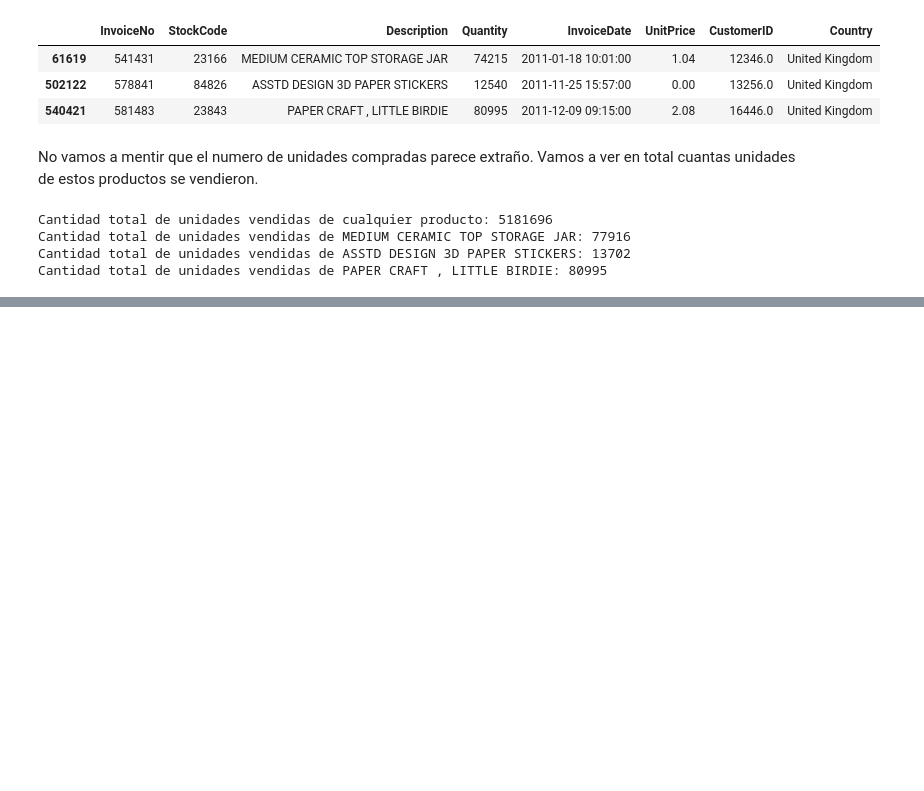
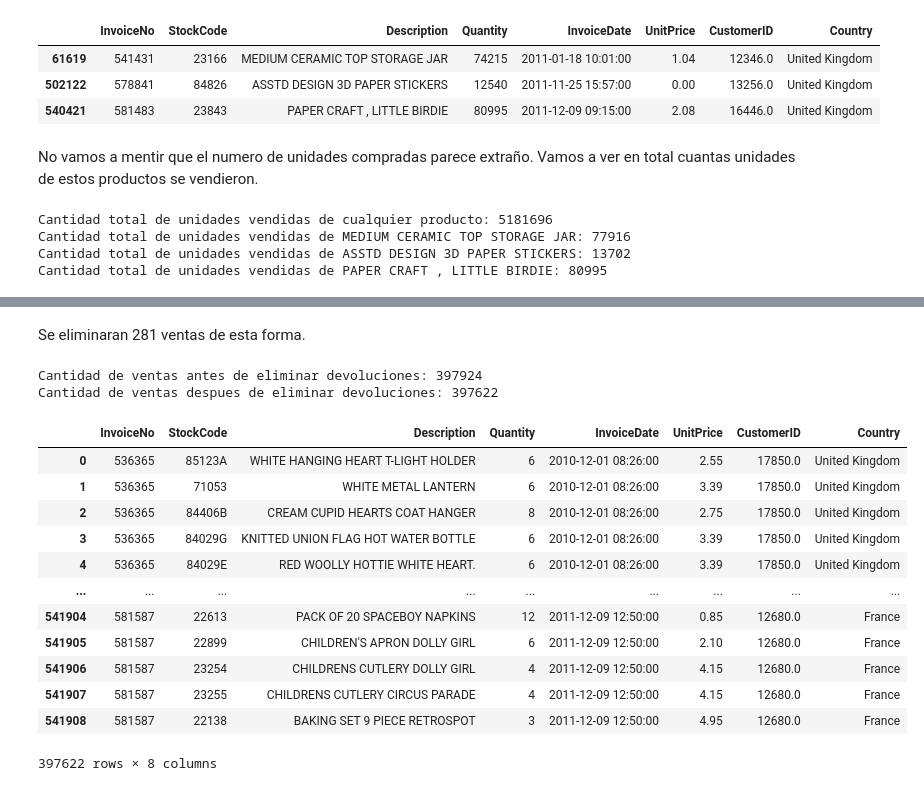
Before and after one commit to PulidoLuciano/RetailClustering, a Jupyter notebook: RetailClustering/notebooks/raw_visualization.ipynb, the cells around one changed output, grey strips where cells are left out. Drawn from its saved outputs; the diff is of its cells as text; code cells hidden in the pictures; blank space fills up the shorter version.

```diff
--- a/RetailClustering/notebooks/raw_visualization.ipynb
+++ b/RetailClustering/notebooks/raw_visualization.ipynb
@@ -191,0 +276,30 @@ Cantidad total de unidades vendidas de PAPER CRAFT , LITTLE BIRDIE: 80995
+# %% [markdown]
+Se eliminaran 281 ventas de esta forma.
+# %%
+print(f'Cantidad de ventas antes de eliminar devoluciones: {retail_df.shape[0]}')
+
+# Creamos un set de tuplas con las combinaciones exactas a eliminar
+productos_devueltos = set(zip(delete_devolutions_df['InvoiceNo_Compra'], delete_devolutions_df['StockCode']))
+
+# Filtramos las filas en retail_df que no están en productos_devueltos
+retail_df = retail_df[~retail_df.apply(lambda row: (row['InvoiceNo'], row['StockCode']) in productos_devueltos, axis=1)]
+
+# Verificamos que se hayan eliminado las filas correctamente
+print(f'Cantidad de ventas despues de eliminar devoluciones: {retail_df.shape[0]}')
+retail_df
+# %% [output]
+Cantidad de ventas antes de eliminar devoluciones: 397924
+Cantidad de ventas despues de eliminar devoluciones: 397622
+|  | InvoiceNo | StockCode | Description | Quantity | InvoiceDate | UnitPrice | CustomerID | Country |
+| 0 | 536365 | 85123A | WHITE HANGING HEART T-LIGHT HOLDER | 6 | 2010-12-01 08:26:00 | 2.55 | 17850.0 | United Kingdom |
+| 1 | 536365 | 71053 | WHITE METAL LANTERN | 6 | 2010-12-01 08:26:00 | 3.39 | 17850.0 | United Kingdom |
+| 2 | 536365 | 84406B | CREAM CUPID HEARTS COAT HANGER | 8 | 2010-12-01 08:26:00 | 2.75 | 17850.0 | United Kingdom |
+| 3 | 536365 | 84029G | KNITTED UNION FLAG HOT WATER BOTTLE | 6 | 2010-12-01 08:26:00 | 3.39 | 17850.0 | United Kingdom |
+| 4 | 536365 | 84029E | RED WOOLLY HOTTIE WHITE HEART. | 6 | 2010-12-01 08:26:00 | 3.39 | 17850.0 | United Kingdom |
+| ... | ... | ... | ... | ... | ... | ... | ... | ... |
+| 541904 | 581587 | 22613 | PACK OF 20 SPACEBOY NAPKINS | 12 | 2011-12-09 12:50:00 | 0.85 | 12680.0 | France |
+| 541905 | 581587 | 22899 | CHILDREN'S APRON DOLLY GIRL | 6 | 2011-12-09 12:50:00 | 2.10 | 12680.0 | France |
+| 541906 | 581587 | 23254 | CHILDRENS CUTLERY DOLLY GIRL | 4 | 2011-12-09 12:50:00 | 4.15 | 12680.0 | France |
+| 541907 | 581587 | 23255 | CHILDRENS CUTLERY CIRCUS PARADE | 4 | 2011-12-09 12:50:00 | 4.15 | 12680.0 | France |
+| 541908 | 581587 | 22138 | BAKING SET 9 PIECE RETROSPOT | 3 | 2011-12-09 12:50:00 | 4.95 | 12680.0 | France |
+397622 rows × 8 columns
```
Also changed, not shown: parts of 27 cells of this notebook.
